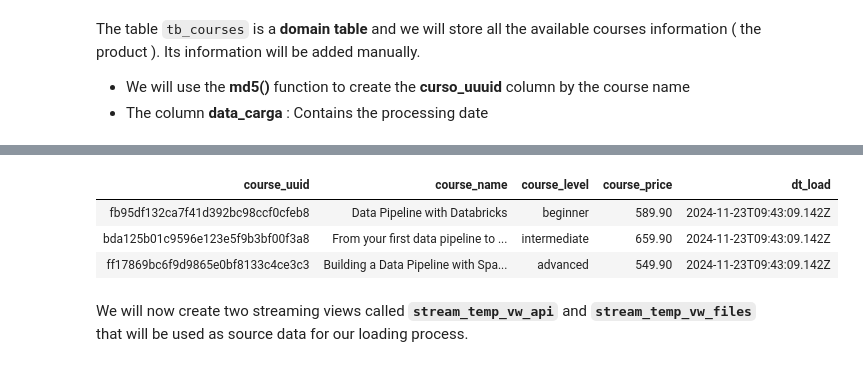
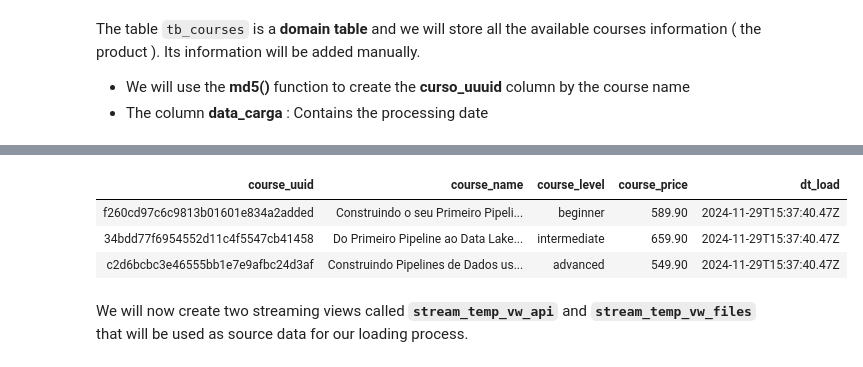
Before and after one commit to jmcabreira/DataPipeline-DataBricks, a Jupyter notebook: Load_Silver_Zone.ipynb, the cells around one changed output, grey strips where cells are left out. Cells and saved outputs as stored; diff of their text form; code cells hidden in the pictures.

```diff
--- a/Load_Silver_Zone.ipynb
+++ b/Load_Silver_Zone.ipynb
@@ -43,42 +66,42 @@ The table `tb_courses` is a **domain table** and we will store all the available
 # %%
 spark.sql("""
   CREATE TABLE IF NOT EXISTS silver.tb_courses
   AS
     SELECT
-      md5('Data Pipeline with Databricks') AS course_uuid,
-      'Data Pipeline with Databricks' AS course_name,
+      md5('Construindo o seu Primeiro Pipeline de Dados com o Databricks') AS course_uuid,
+      'Construindo o seu Primeiro Pipeline de Dados com o Databricks' AS course_name,
       'beginner' AS course_level,
       589.90 AS course_price,
       getdate() AS dt_load
 
       UNION
 
     SELECT
-      md5('From your first data pipeline to a Data Lakehouse with Databricks') AS course_uuid,
-      'From your first data pipeline to a Data Lakehouse with Databricks' AS course_name,
+      md5('Do Primeiro Pipeline ao Data Lakehouse com o Databricks') AS course_uuid,
+      'Do Primeiro Pipeline ao Data Lakehouse com o Databricks' AS course_name,
       'intermediate' as course_level,
       659.90 AS course_price,
       getdate() AS dt_load
 
 
       UNION
 
     SELECT
-      md5('Building a Data Pipeline with Spark Structured Streaming') AS course_uuid,
-      'Building a Data Pipeline with Spark Structured Streaming' as course_name,
+      md5('Construindo Pipelines de Dados usando o Spark Structured Streaming') AS course_uuid,
+      'Construindo Pipelines de Dados usando o Spark Structured Streaming' as course_name,
       'advanced' as course_level,
       549.90 as course_price,
       getdate() as dt_load
 """
 )
 
 
 spark.sql('SELECT * FROM silver.tb_courses').display()
 # %% [output]
 | course_uuid | course_name | course_level | course_price | dt_load |
-| fb95df132ca7f41d392bc98ccf0cfeb8 | Data Pipeline with Databricks | beginner | 589.90 | 2024-11-23T09:43:09.142Z |
-| bda125b01c9596e123e5f9b3bf00f3a8 | From your first data pipeline to ... | intermediate | 659.90 | 2024-11-23T09:43:09.142Z |
-| ff17869bc6f9d9865e0bf8133c4ce3c3 | Building a Data Pipeline with Spa... | advanced | 549.90 | 2024-11-23T09:43:09.142Z |
+| f260cd97c6c9813b01601e834a2added | Construindo o seu Primeiro Pipeli... | beginner | 589.90 | 2024-11-29T15:37:40.47Z |
+| 34bdd77f6954552d11c4f5547cb41458 | Do Primeiro Pipeline ao Data Lake... | intermediate | 659.90 | 2024-11-29T15:37:40.47Z |
+| c2d6bcbc3e46555bb1e7e9afbc24d3af | Construindo Pipelines de Dados us... | advanced | 549.90 | 2024-11-29T15:37:40.47Z |
 # %% [markdown]
 We will now create two streaming views called **`stream_temp_vw_api`**  and **`stream_temp_vw_files`** that will be used as source data for our loading process.
 # %%
```
Also changed, not shown: parts of 17 cells of this notebook, 2 other files.
